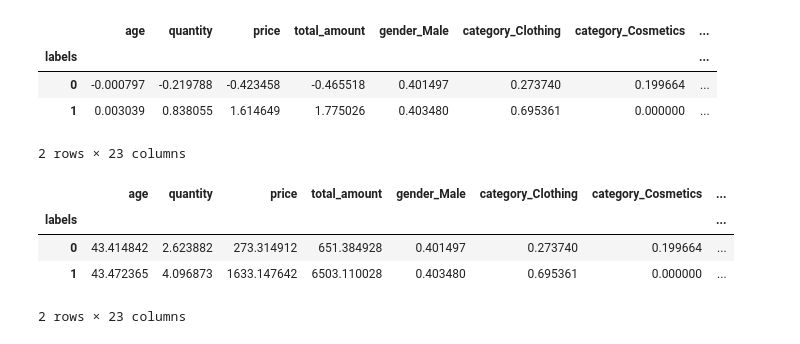
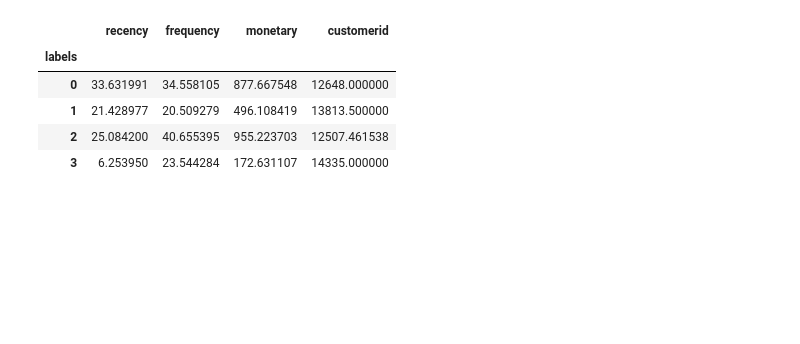
Before and after one commit to hemsun/RFM-Customer-Segmentation-Analysis, a Jupyter notebook: rfm.ipynb, the cells around one changed output. Cells and saved outputs as stored; diff of their text form; code cells hidden in the pictures; blank space fills up the shorter version.

```diff
--- a/rfm.ipynb
+++ b/rfm.ipynb
@@ -338,0 +672,2 @@ df_encoded['labels'] = final_model.labels_
+# %%
+df_with_labels = RFM_Table_scaled_df1.copy()
@@ -338,0 +682,6 @@ df_encoded['labels'] = final_model.labels_
+# %%
+# inverse scaling
+
+df_with_labels[columns_to_scale] = scaler.inverse_transform(df_with_labels[columns_to_scale])
+
+df_with_labels.head(2)
@@ -338,0 +692,5 @@ df_encoded['labels'] = final_model.labels_
+# %%
+#inverse log
+df_with_labels[['recency', 'frequency', 'monetary']] = df_with_labels[['recency', 'frequency', 'monetary']].apply(lambda x: x - 1)
+# %%
+df_with_labels[['recency', 'frequency', 'monetary']] = df_with_labels[['recency', 'frequency', 'monetary']].apply(lambda x: np.exp(x))
@@ -339,9 +713,10 @@ df_encoded['labels'] = final_model.labels_
 # %%
-df_segm_analysis = df_encoded.groupby(['labels']).mean()
-df_segm_analysis
+cluster_analysis= df_with_labels.groupby(['labels']).mean()
+cluster_analysis
 # %% [output]
-|  | age | quantity | price | total_amount | gender_Male | category_Clothing | category_Cosmetics | ... |
-| labels |  |  |  |  |  |  |  | ... |
-| 0 | -0.000797 | -0.219788 | -0.423458 | -0.465518 | 0.401497 | 0.273740 | 0.199664 | ... |
-| 1 | 0.003039 | 0.838055 | 1.614649 | 1.775026 | 0.403480 | 0.695361 | 0.000000 | ... |
+|  | recency | frequency | monetary | customerid |
+| labels |  |  |  |  |
+| 0 | 33.631991 | 34.558105 | 877.667548 | 12648.000000 |
+| 1 | 21.428977 | 20.509279 | 496.108419 | 13813.500000 |
+| 2 | 25.084200 | 40.655395 | 955.223703 | 12507.461538 |
+| 3 | 6.253950 | 23.544284 | 172.631107 | 14335.000000 |
-2 rows × 23 columns
@@ -350,8 +722,0 @@ df_segm_analysis[columns_to_scale] = scaler.inverse_transform(df_segm_analysis[c
-# %%
-df_segm_analysis
-# %% [output]
-|  | age | quantity | price | total_amount | gender_Male | category_Clothing | category_Cosmetics | ... |
-| labels |  |  |  |  |  |  |  | ... |
-| 0 | 43.414842 | 2.623882 | 273.314912 | 651.384928 | 0.401497 | 0.273740 | 0.199664 | ... |
-| 1 | 43.472365 | 4.096873 | 1633.147642 | 6503.110028 | 0.403480 | 0.695361 | 0.000000 | ... |
-2 rows × 23 columns
```
Also changed, not shown: parts of 116 cells of this notebook.
